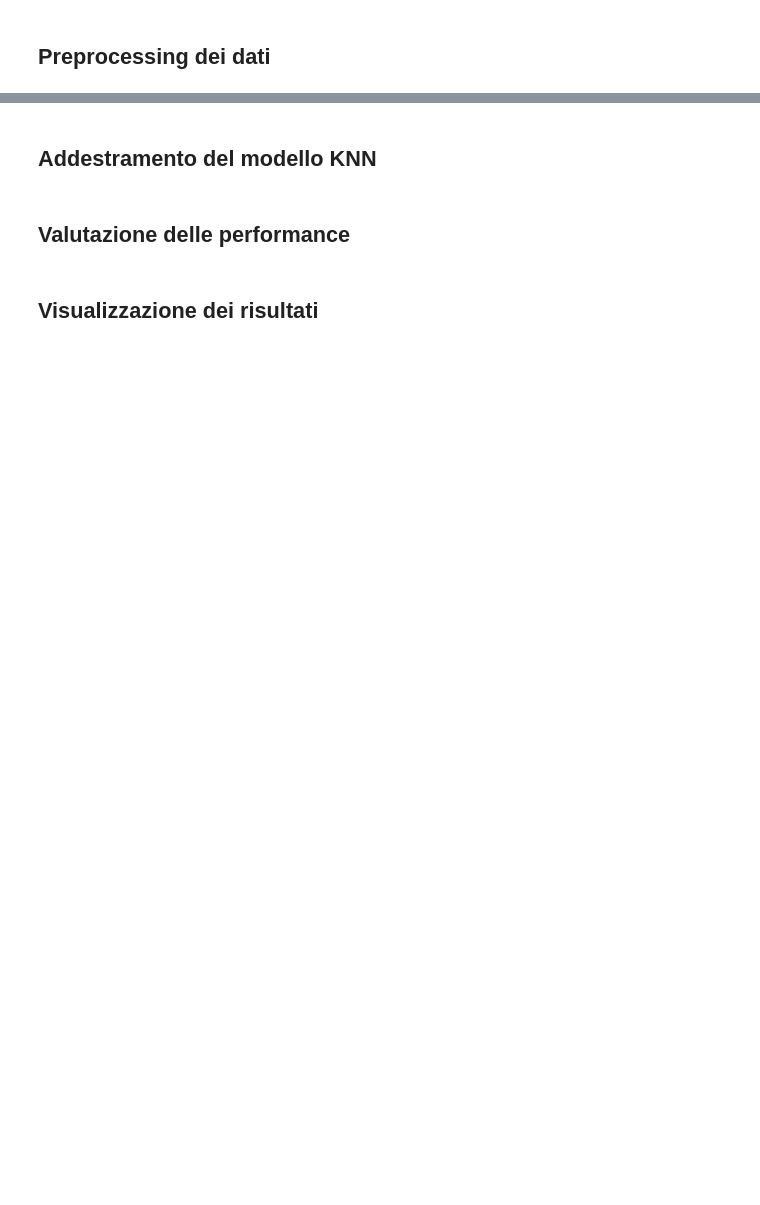
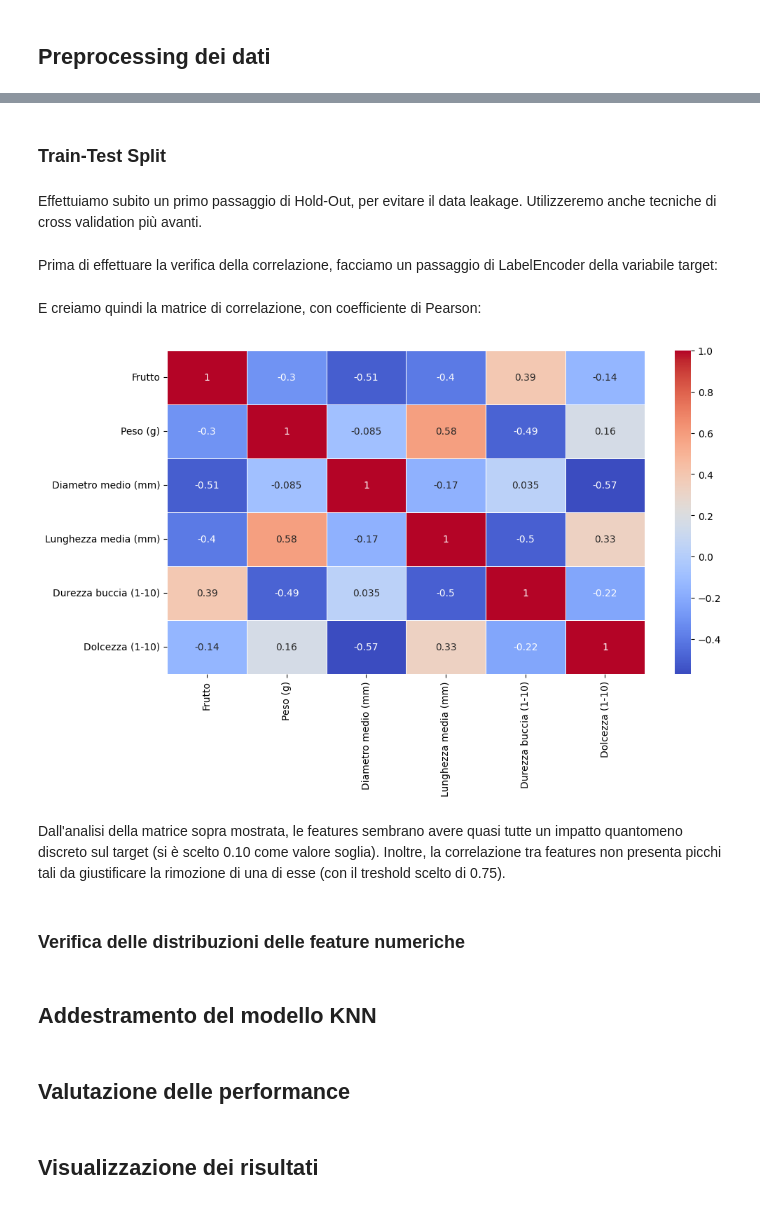
Before and after one commit to crypto-infinity/proai, a Jupyter notebook: course4-ml-algorithms/project/frutti_esotici.ipynb, the cells around one changed output, grey strips where cells are left out. Drawn from its saved outputs; the diff is of its cells as text; code cells hidden in the pictures; blank space fills up the shorter version.

```diff
--- a/course4-ml-algorithms/project/frutti_esotici.ipynb
+++ b/course4-ml-algorithms/project/frutti_esotici.ipynb
@@ -52,0 +57,11 @@ Implementando un modello di classificazione automatizzato, TropicTaste Inc. potr
+# %%
+import pandas as pd
+import numpy as np
+
+import matplotlib.pyplot as plt
+import seaborn as sns
+
+dataset = "https://proai-datasets.s3.eu-west-3.amazonaws.com/fruits.csv"
+
+df = pd.read_csv(dataset)
+df.head(5)
@@ -54,0 +119,4 @@ Implementando un modello di classificazione automatizzato, TropicTaste Inc. potr
+# %% [markdown]
+### Train-Test Split
+# %% [markdown]
+Effettuiamo subito un primo passaggio di Hold-Out, per evitare il data leakage. Utilizzeremo anche tecniche di cross validation più avanti.
@@ -55,3 +130,25 @@ Implementando un modello di classificazione automatizzato, TropicTaste Inc. potr
+# %% [markdown]
+Prima di effettuare la verifica della correlazione, facciamo un passaggio di LabelEncoder della variabile target:
+# %%
+from sklearn.calibration import LabelEncoder
+
+le = LabelEncoder()
+df["Frutto"] = le.fit_transform(df["Frutto"])
+# %% [markdown]
+E creiamo quindi la matrice di correlazione, con coefficiente di Pearson:
+# %%
+# Feature Correlation Analysis for numerical variables
+
+plt.figure(figsize=(11, 6))
+
+sns.heatmap(df.corr(method="pearson"), annot=True, cmap='coolwarm', linewidths=0.5)
+plt.show()
+# %% [output]
+[figure, added]
+# %% [markdown]
+Dall'analisi della matrice sopra mostrata, le features sembrano avere quasi tutte un impatto quantomeno discreto sul target (si è scelto 0.10 come valore soglia). Inoltre, la correlazione tra features non presenta picchi tali da giustificare la rimozione di una di esse (con il treshold scelto di 0.75).
+# %% [markdown]
+### Verifica delle distribuzioni delle feature numeriche
 # %% [markdown]
 ## Addestramento del modello KNN
 # %% [markdown]
```
Also changed, not shown: parts of 11 cells of this notebook.
